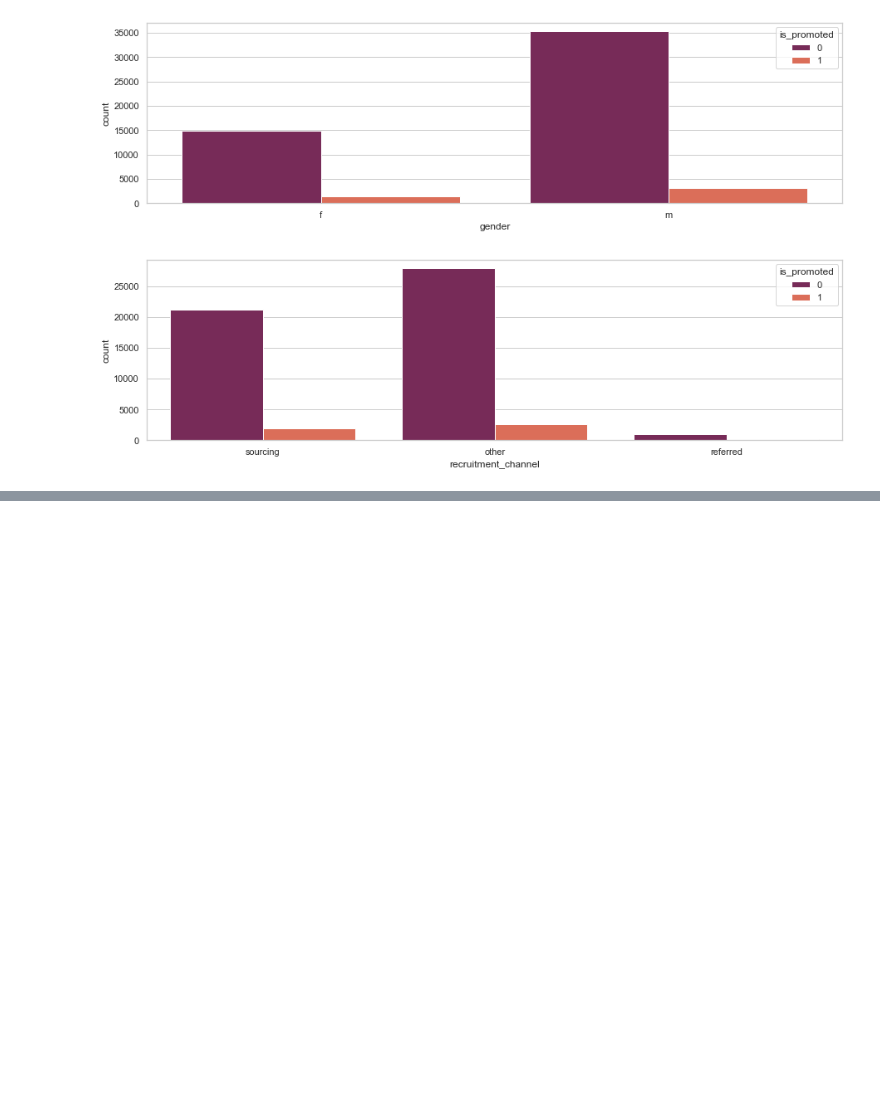
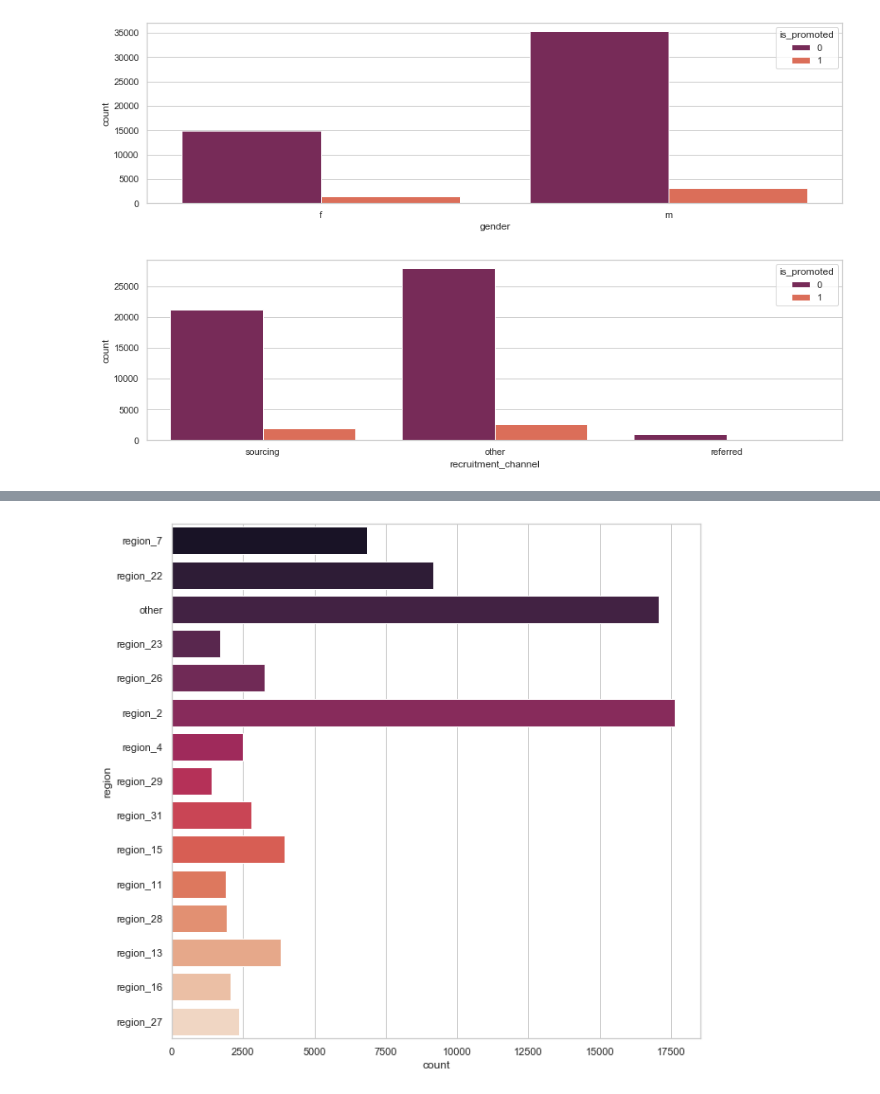
Before and after one commit to raquelcreis/hr_analytics, a Jupyter notebook: notebook.ipynb, the cells around one changed output, grey strips where cells are left out. Saved outputs shown, nothing was run; the diff lists cells and outputs as text; code cells hidden in the pictures; blank space fills up the shorter version.

Commit message:
data cleaning - region

```diff
--- a/notebook.ipynb
+++ b/notebook.ipynb
@@ -97,6 +97,6 @@ plt.show()
 [figure]
 # %%
 #merge train and test for preprocessing
-#df = train
-#df = df.append(test)
-#df.shape
+df = train
+df = df.append(test)
+df.shape
@@ -112,3 +134,4 @@ train.region.value_counts(normalize=True)
 # %%
-# categorical features - region
-regions = [x for x in train.region.value_counts(normalize=True,ascending=True).head(20).index]
+# grouping the bottom
+regions = [x for x in df.region.value_counts(normalize=True,ascending=True).head(20).index]
+regions
@@ -117,4 +159,5 @@ regions
 # %%
-mask = train['region'].isin(regions)
-train.region[mask] = "other"
-train.region
+#renaming bottom for "other"
+mask = df['region'].isin(regions)
+df.region[mask] = "other"
+df.region
@@ -121,6 +181,8 @@ train.region
 # %%
 # categorical features - region
 plt.figure(figsize=(10,10))
-ax = sns.countplot(y="region",data=train, palette="rocket")
+ax = sns.countplot(y="region",data=df, palette="rocket")
 sns.set(style="whitegrid")
 plt.show()
+# %% [output]
+[figure, added]
```
Also changed, not shown: parts of 6 cells of this notebook.
